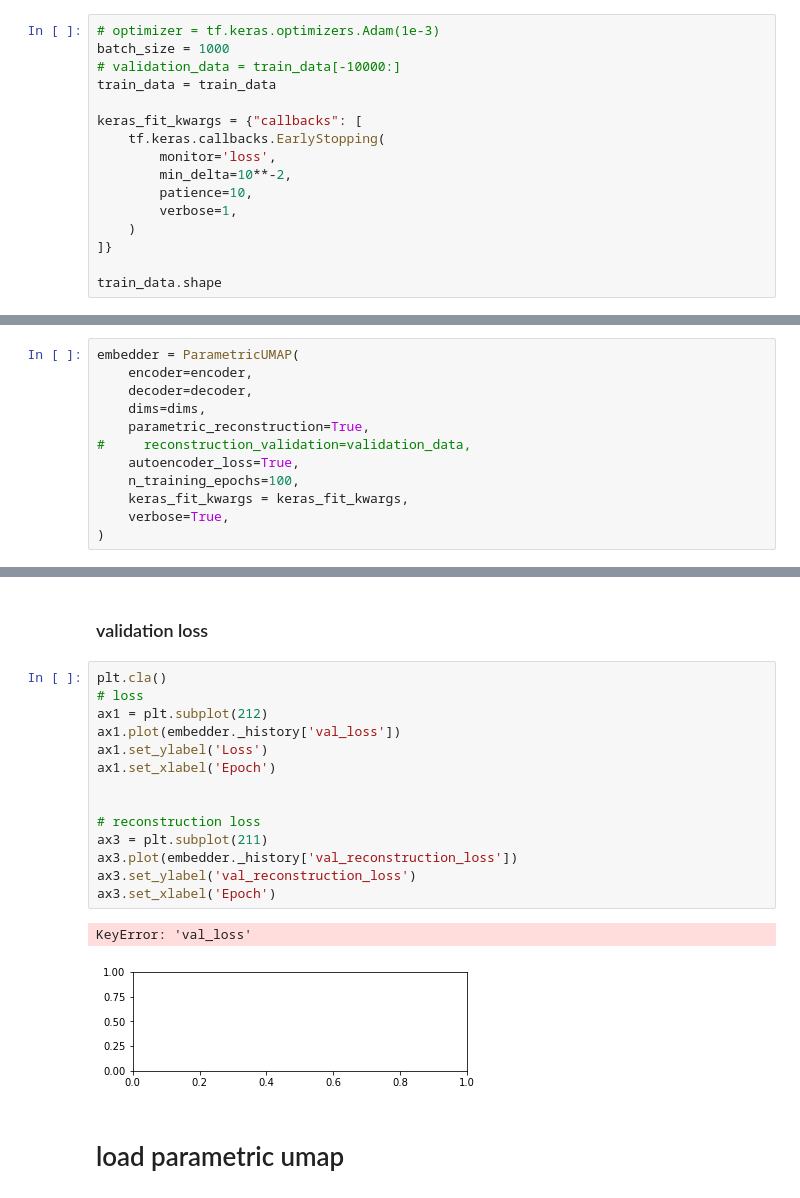
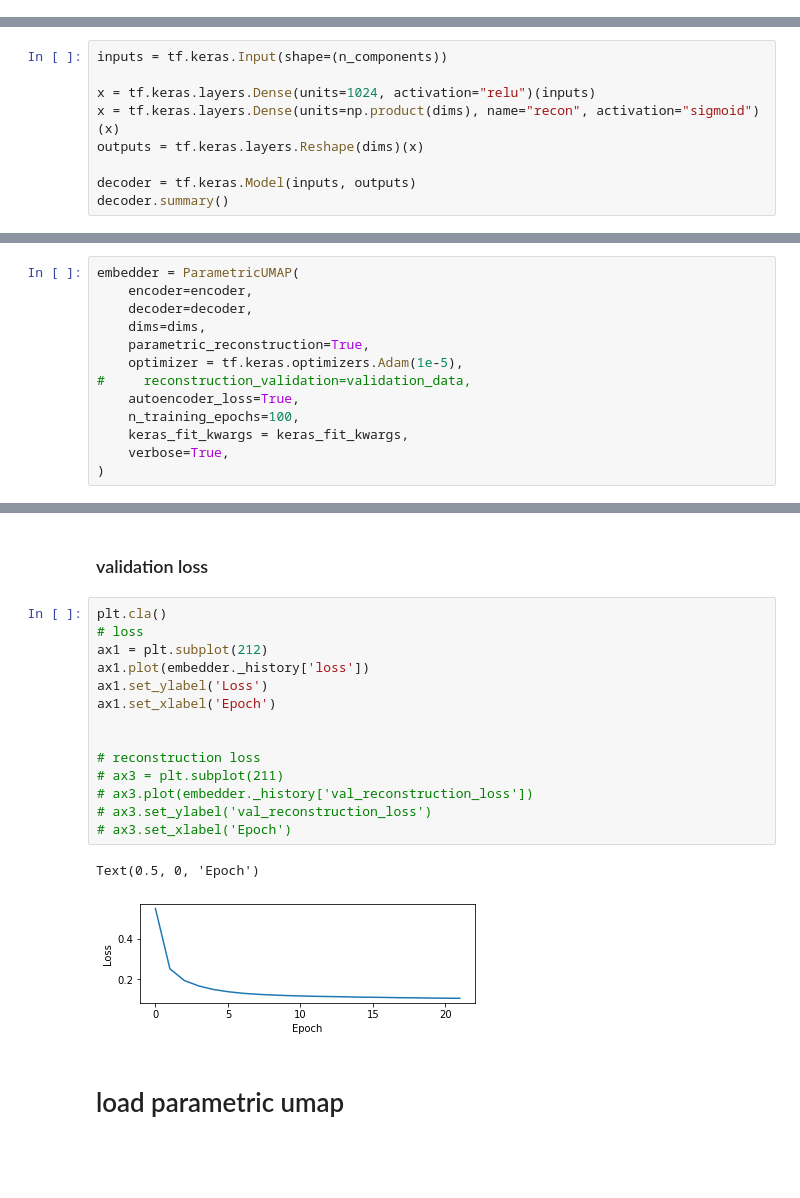
Before and after one commit to xianglinyang/DeepVisualInsight, a Jupyter notebook: DeepView/parametric_umap_AE.ipynb, the cells around one changed output, grey strips where cells are left out. Saved outputs shown, nothing was run; the diff lists cells and outputs as text; blank space fills up the shorter version.

```diff
--- a/DeepView/parametric_umap_AE.ipynb
+++ b/DeepView/parametric_umap_AE.ipynb
@@ -170,18 +177,2 @@ Trainable params: 3,019,520
 Non-trainable params: 0
 _________________________________________________________________
-# %%
-# optimizer = tf.keras.optimizers.Adam(1e-3)
-batch_size = 1000
-# validation_data = train_data[-10000:]
-train_data = train_data
-
-keras_fit_kwargs = {"callbacks": [
-    tf.keras.callbacks.EarlyStopping(
-        monitor='loss',
-        min_delta=10**-2,
-        patience=10,
-        verbose=1,
-    )
-]}
-
-train_data.shape
@@ -189,0 +179,9 @@ train_data.shape
+# %%
+inputs = tf.keras.Input(shape=(n_components))
+
+x = tf.keras.layers.Dense(units=1024, activation="relu")(inputs)
+x = tf.keras.layers.Dense(units=np.product(dims), name="recon", activation="sigmoid")(x)
+outputs = tf.keras.layers.Reshape(dims)(x)
+
+decoder = tf.keras.Model(inputs, outputs)
+decoder.summary()
@@ -193,6 +250,7 @@ embedder = ParametricUMAP(
     decoder=decoder,
     dims=dims,
     parametric_reconstruction=True,
+    optimizer = tf.keras.optimizers.Adam(1e-5),
 #     reconstruction_validation=validation_data,
     autoencoder_loss=True,
     n_training_epochs=100,
@@ -522,20 +605,20 @@ Text(0.5, 0, 'Epoch')
 # %%
 plt.cla()
 # loss
 ax1 = plt.subplot(212)
-ax1.plot(embedder._history['val_loss'])
+ax1.plot(embedder._history['loss'])
 ax1.set_ylabel('Loss')
 ax1.set_xlabel('Epoch')
 
 
 # reconstruction loss
-ax3 = plt.subplot(211)
-ax3.plot(embedder._history['val_reconstruction_loss'])
-ax3.set_ylabel('val_reconstruction_loss')
-ax3.set_xlabel('Epoch')
+# ax3 = plt.subplot(211)
+# ax3.plot(embedder._history['val_reconstruction_loss'])
+# ax3.set_ylabel('val_reconstruction_loss')
+# ax3.set_xlabel('Epoch')
 # %% [output]
-KeyError: 'val_loss'
+Text(0.5, 0, 'Epoch')
-[figure, old version]
+[figure, new version]
 # %% [markdown]
 # load parametric umap
 # %%
```
Also changed, not shown: parts of 23 cells of this notebook.
